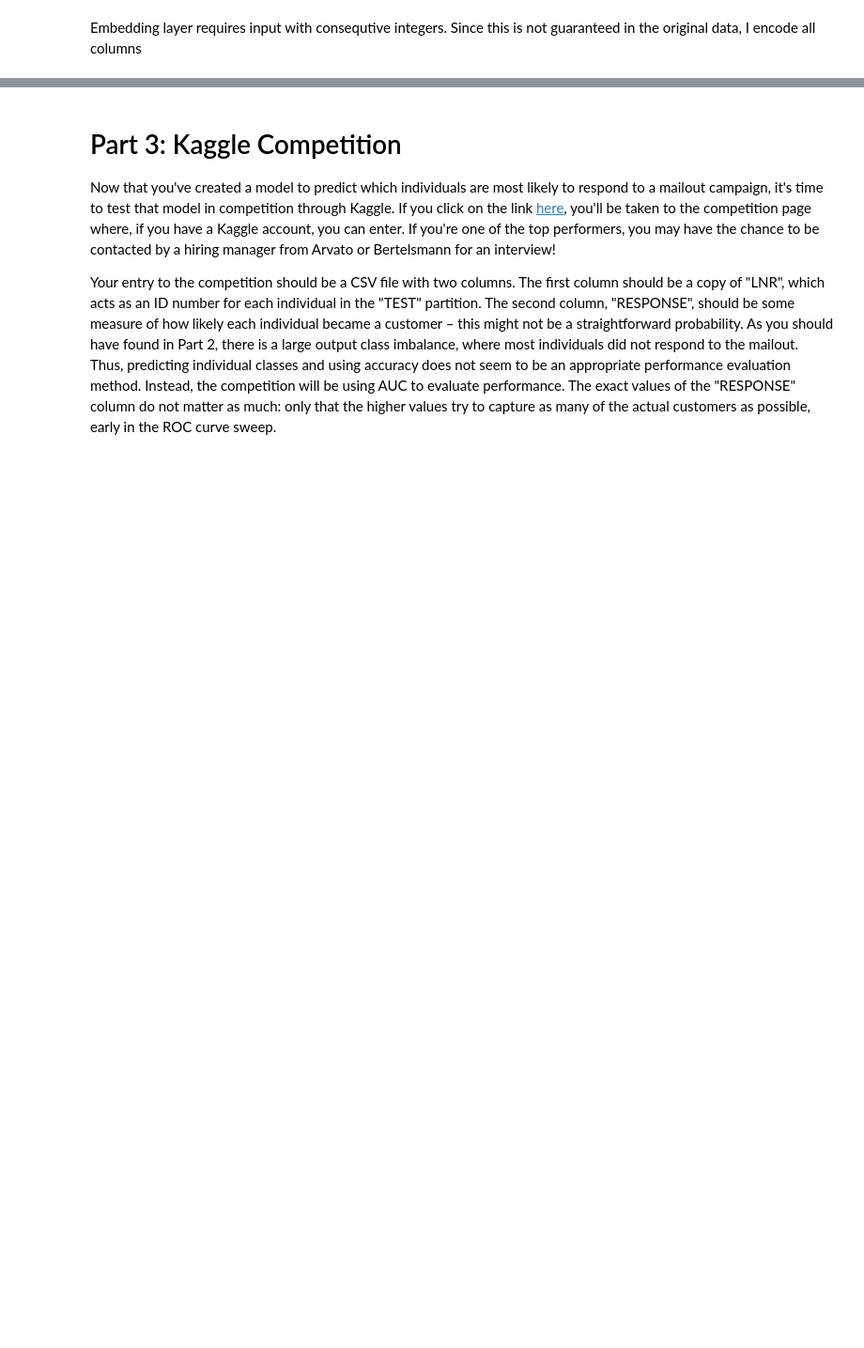
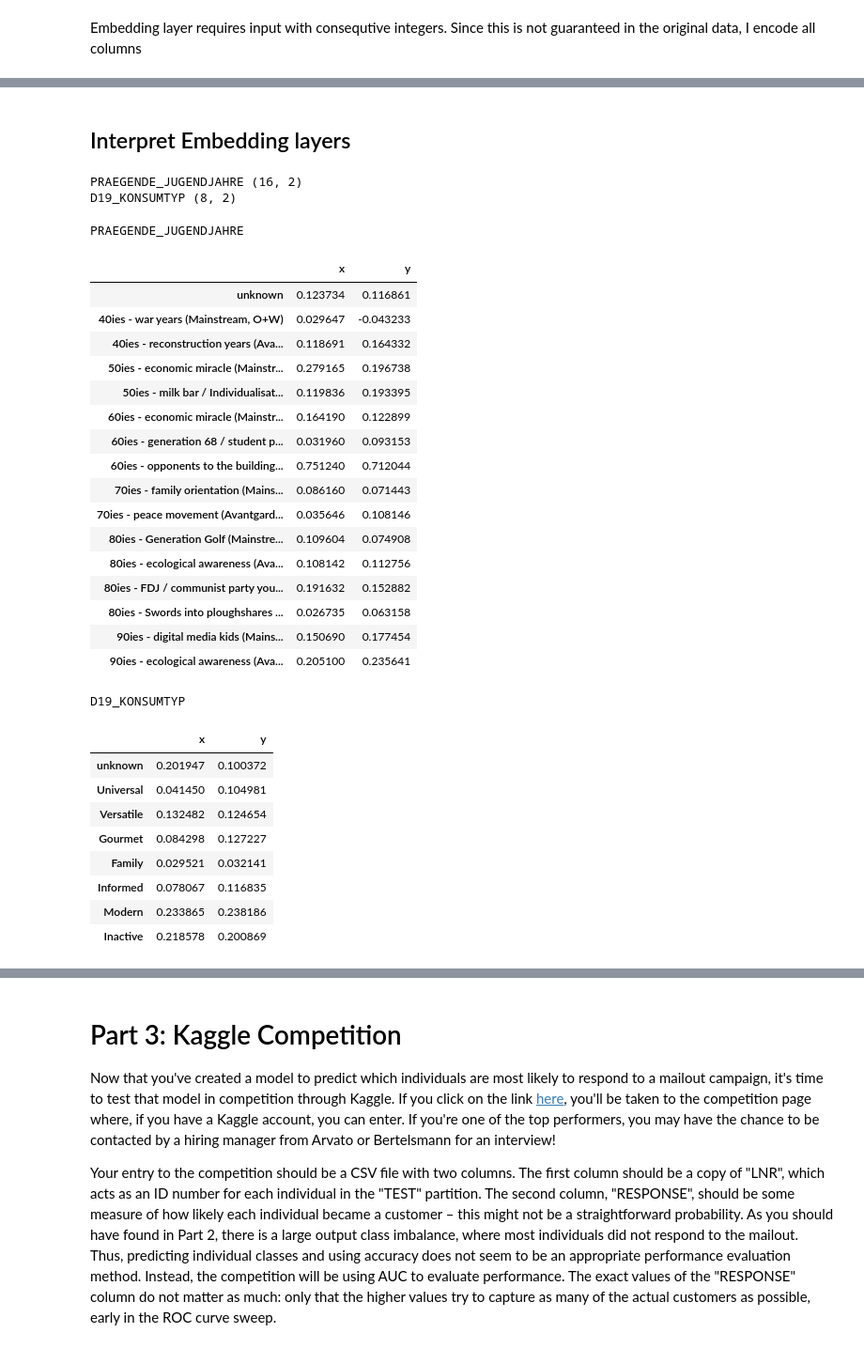
Before and after one commit to olalakul/udacity-MLengineer-capstone, a Jupyter notebook: Arvato Project Workbook.ipynb, the cells around one changed output, grey strips where cells are left out. Shown at 94% size. Saved outputs shown, nothing was run; the diff lists cells and outputs as text; code cells hidden in the pictures; blank space fills up the shorter version.

```diff
--- a/Arvato Project Workbook.ipynb
+++ b/Arvato Project Workbook.ipynb
@@ -1315,0 +805,6 @@ encoders, input_mailout, input_test = prepare_input(cat_ord_dict, mailout, test)
+# %%
+# ----- shuffle data
+responded = responded.sample(frac=1.0)
+mailout = mailout.loc[responded.index,:]
+# ----- prepare input
+encoders, input_mailout, input_test = prepare_input(cat_ord_dict, mailout, test)
@@ -1369,0 +897,49 @@ plt.close(fig)
+# %% [markdown]
+## Interpret Embedding layers
+# %%
+weights=dict()
+for name in values2017_dict.keys():
+    weights[name] = [lay.get_weights() for lay in model2h.layers if lay.name=='emb_'+name]
+    weights[name] = weights[name][0][0]
+    print(name, weights[name].shape)
+# %% [output]
+PRAEGENDE_JUGENDJAHRE (16, 2)
+D19_KONSUMTYP (8, 2)
+# %%
+weight_dfs = dict()
+for name in weights.keys():
+    print(name)
+    index_int = encoders[name].inverse_transform(range(len(weights[name])))
+    index_category = [values2017_dict[name][int(i)] for i in index_int]
+    weight_dfs[name] = pd.DataFrame(weights[name], columns=['x', 'y'],
+                                    index=index_category)
+    display(weight_dfs[name])
+# %% [output]
+PRAEGENDE_JUGENDJAHRE
+|  | x | y |
+| unknown | 0.123734 | 0.116861 |
+| 40ies - war years (Mainstream, O+W) | 0.029647 | -0.043233 |
+| 40ies - reconstruction years (Ava... | 0.118691 | 0.164332 |
+| 50ies - economic miracle (Mainstr... | 0.279165 | 0.196738 |
+| 50ies - milk bar / Individualisat... | 0.119836 | 0.193395 |
+| 60ies - economic miracle (Mainstr... | 0.164190 | 0.122899 |
+| 60ies - generation 68 / student p... | 0.031960 | 0.093153 |
+| 60ies - opponents to the building... | 0.751240 | 0.712044 |
+| 70ies - family orientation (Mains... | 0.086160 | 0.071443 |
+| 70ies - peace movement (Avantgard... | 0.035646 | 0.108146 |
+| 80ies - Generation Golf (Mainstre... | 0.109604 | 0.074908 |
+| 80ies - ecological awareness (Ava... | 0.108142 | 0.112756 |
+| 80ies - FDJ / communist party you... | 0.191632 | 0.152882 |
+| 80ies - Swords into ploughshares ... | 0.026735 | 0.063158 |
+| 90ies - digital media kids (Mains... | 0.150690 | 0.177454 |
+| 90ies - ecological awareness (Ava... | 0.205100 | 0.235641 |
+D19_KONSUMTYP
+|  | x | y |
+| unknown | 0.201947 | 0.100372 |
+| Universal | 0.041450 | 0.104981 |
+| Versatile | 0.132482 | 0.124654 |
+| Gourmet | 0.084298 | 0.127227 |
+| Family | 0.029521 | 0.032141 |
+| Informed | 0.078067 | 0.116835 |
+| Modern | 0.233865 | 0.238186 |
+| Inactive | 0.218578 | 0.200869 |
```
Also changed, not shown: parts of 103 cells of this notebook.
